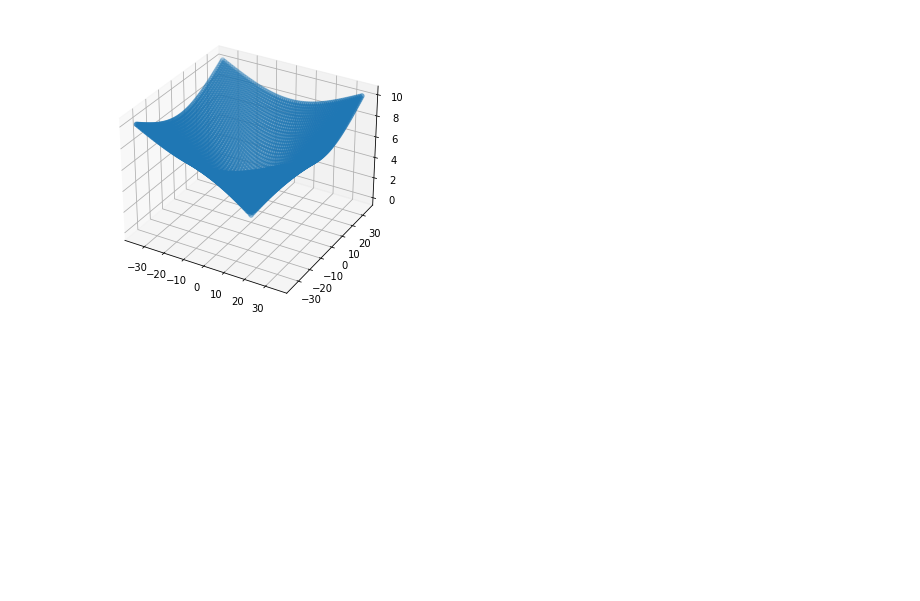
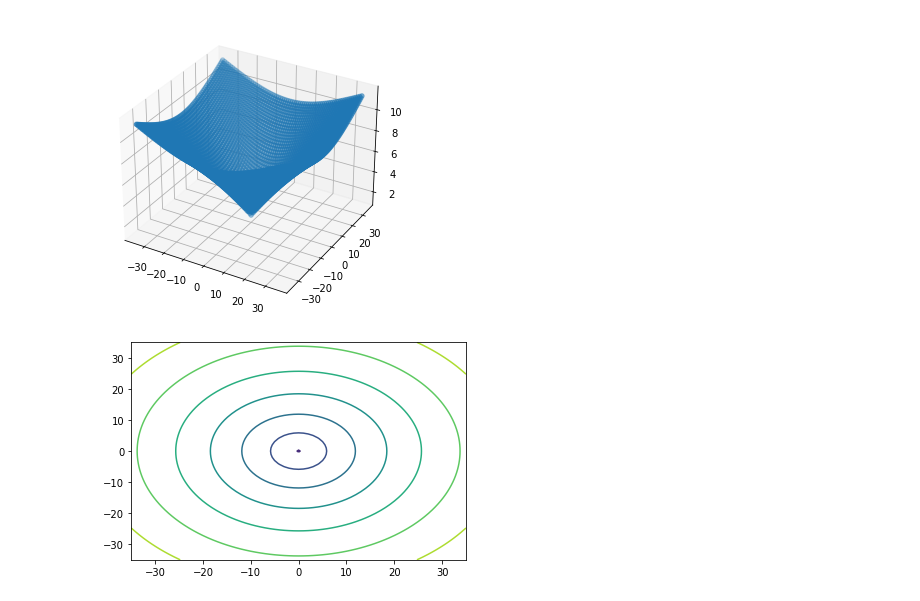
Before and after one commit to Trojanekkk/opimization-of-ackley-s-function, a Jupyter notebook: src/preview.ipynb, the cells around one changed output. Drawn from its saved outputs; the diff is of its cells as text; code cells hidden in the pictures; blank space fills up the shorter version.

Commit message:
Add ackley's contour; Rewrite ackley's calculation with numpy vars

```diff
--- a/src/preview.ipynb
+++ b/src/preview.ipynb
@@ -1,38 +1,38 @@
 # %%
-# Import packages
 import numpy as np
 from matplotlib import pyplot as plt
 from mpl_toolkits.mplot3d import Axes3D
 
-# Calculate ackley
-def ackley(range_array):
-    res = np.empty([len(range_array[0])])
+def ackley(X, Y):
+    Z = np.zeros((len(X), len(Y)))
 
-    for i in range(len(range_array[0])):
-        factor_1 = -0.02 * np.sqrt(0.5 * (range_array[0][i] * range_array[0][i] + range_array[1][i] * range_array[1][i]))
-        factor_2 = 0.5 * (np.cos(2 * np.pi * range_array[0][i]) + np.cos(2 * np.pi * range_array[1][i]))
+    factor_1 = -0.02 * np.sqrt(0.5 * (X * X + Y * Y))
+    factor_2 = 0.5 * (np.cos(2 * np.pi * X + np.cos(2 * np.pi * Y)))
 
-        res[i] = -20 * np.exp(factor_1) - np.exp(factor_2) + np.exp(1) + 20
+    Z = -20 * np.exp(factor_1) - np.exp(factor_2) + np.exp(1) + 20
 
-    return res
+    return Z
 
-# Plot results
-def plot_ackley(x1_range,x2_range):
-    range_array = [x1_range,x2_range]
-    z_range = ackley(range_array)
+def plot_ackley (X, Y, Z):
     fig = plt.figure()
     ax = Axes3D(fig)
-    ax.scatter(x1_range, x2_range, z_range, label='Ackley Function')
+    ax.scatter(X, Y, Z, label='Ackley Function')
+    plt.show()
 
-# Prepare range
-x1_range = []
-x2_range = []
+def plot_ackley_contour (X, Y, Z):
+    ax = plt.axes()
+    ax.contour(X, Y, Z)
 
-for x in np.linspace(-35, 35, 71):
-    for y in np.linspace(-35, 35, 71):
-        x1_range.append(x)
-        x2_range.append(y)
+wek_x = np.arange(-35,36,1)
+wek_y = np.arange(-35,36,1)
 
-plot_ackley(x1_range ,x2_range)
+X, Y = np.meshgrid(wek_x, wek_y)
+
+Z = ackley(X, Y)
+
+plot_ackley(X, Y, Z)
+
+plot_ackley_contour(X, Y, Z)
 # %% [output]
-[figure, old version]
+[figure, new version]
+[figure, added]
```
Also changed, not shown: 2 other files.
